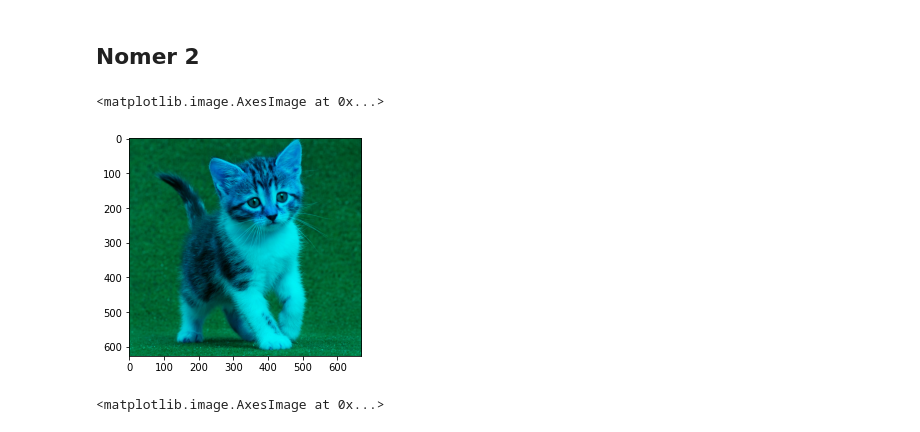
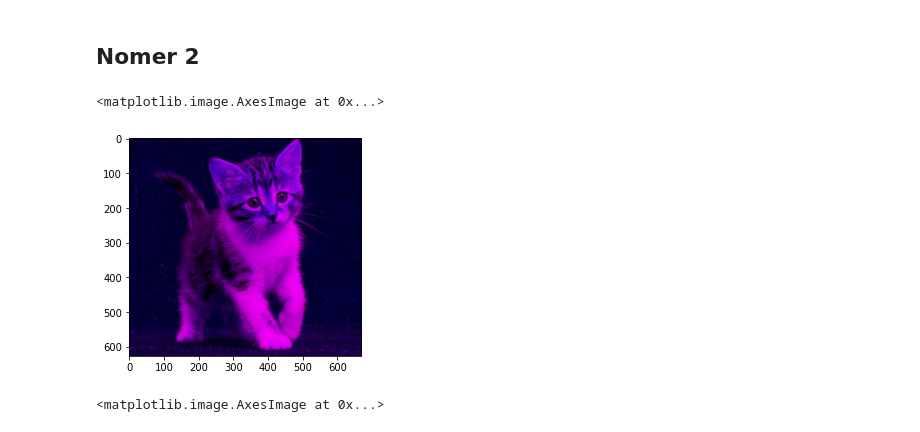
Before and after one commit to Daffaaq/PCVK_Genap_2023, a Jupyter notebook: week 2.ipynb, the cells around one changed output. Cells and saved outputs as stored; diff of their text form; code cells hidden in the pictures.

```diff
--- a/week 2.ipynb
+++ b/week 2.ipynb
@@ -261,12 +261,12 @@ Berubah karena ukuran image akan menyesuaikan ukuran yang telah ditentukan
 # %%
 # Image dalam Channel Red-blue
 img99 = cv.imread('/content/drive/MyDrive/PVCK/Pertemuan 2/Kitten.jpg')
 img90 = img99
-img90[:,:,0] = 0
+img90[:,:,1] = 0
 plt.imshow(img90)
 # %% [output]
 <matplotlib.image.AxesImage at 0x...>
-[figure, old version]
+[figure, new version]
 # %%
 # Image dalam Channel Red-blue
 plt.imshow(img_gray, cmap='RdBu')
```
